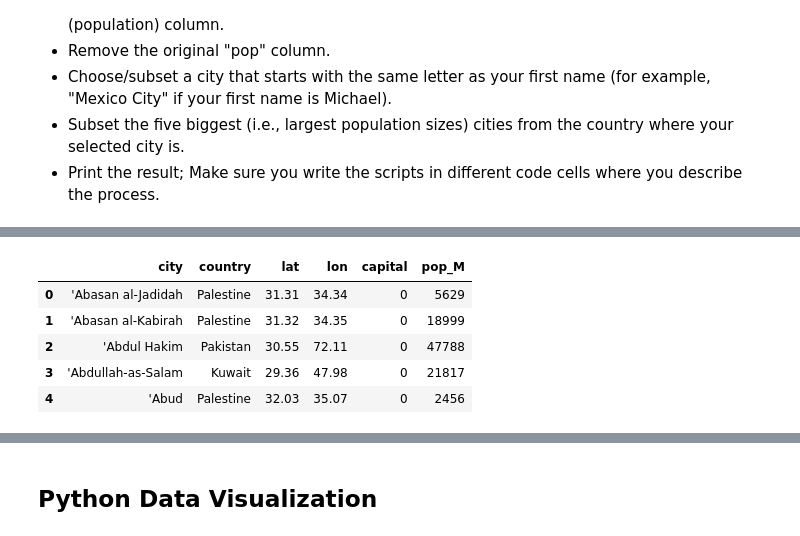
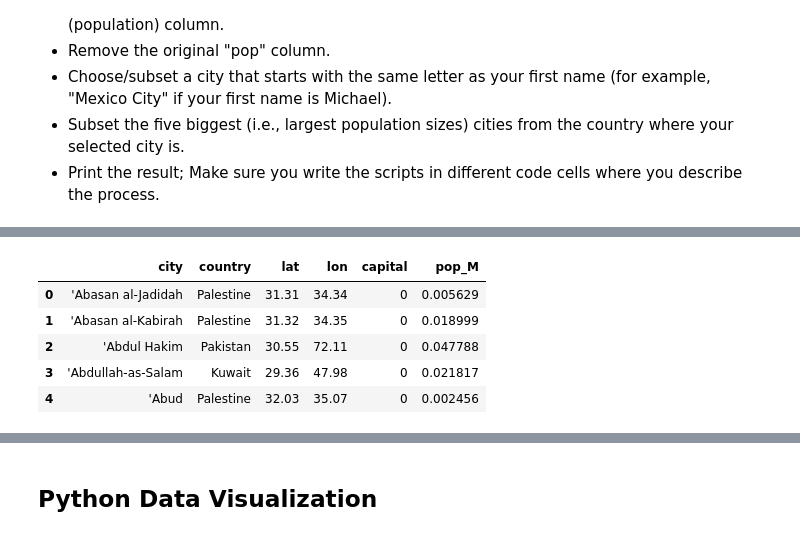
Before and after one commit to sohmehta/PY4SA23_Assignment, a Jupyter notebook: Assignment No 2 – Soham Mehta.ipynb, the cells around one changed output, grey strips where cells are left out. Saved outputs shown, nothing was run; the diff lists cells and outputs as text; code cells hidden in the pictures.

```diff
--- a/Assignment No 2 – Soham Mehta.ipynb
+++ b/Assignment No 2 – Soham Mehta.ipynb
@@ -171,3 +172,6 @@ cities_df.head(5)
 - Choose/subset a city that starts with the same letter as your first name (for example, "Mexico City" if your first name is Michael).
 - Subset the five biggest (i.e., largest population sizes) cities from the country where your selected city is.
 - Print the result; Make sure you write the scripts in different code cells where you describe the process.
+# %%
+cities_df['pop_M']=cities_df.loc[:, 'pop']
+cities_df.head(5)
@@ -174,15 +185,19 @@ cities_df.head(5)
 # %%
-cities_df['pop_M']= cities_df['pop']
+#turning the data into millions
+def to_million(x):
+    return x/1000000
+cities_df.pop_M = cities_df.pop_M.apply(to_million)
 
+#removing the 'pop' column
 cities_df.drop(['pop'], inplace = True, axis=1)
 cities_df.head(5)
 # %% [output]
 |  | city | country | lat | lon | capital | pop_M |
-| 0 | 'Abasan al-Jadidah | Palestine | 31.31 | 34.34 | 0 | 5629 |
-| 1 | 'Abasan al-Kabirah | Palestine | 31.32 | 34.35 | 0 | 18999 |
-| 2 | 'Abdul Hakim | Pakistan | 30.55 | 72.11 | 0 | 47788 |
-| 3 | 'Abdullah-as-Salam | Kuwait | 29.36 | 47.98 | 0 | 21817 |
-| 4 | 'Abud | Palestine | 32.03 | 35.07 | 0 | 2456 |
+| 0 | 'Abasan al-Jadidah | Palestine | 31.31 | 34.34 | 0 | 0.005629 |
+| 1 | 'Abasan al-Kabirah | Palestine | 31.32 | 34.35 | 0 | 0.018999 |
+| 2 | 'Abdul Hakim | Pakistan | 30.55 | 72.11 | 0 | 0.047788 |
+| 3 | 'Abdullah-as-Salam | Kuwait | 29.36 | 47.98 | 0 | 0.021817 |
+| 4 | 'Abud | Palestine | 32.03 | 35.07 | 0 | 0.002456 |
 # %%
 #Chose 'Shanghai' as a city that starts the same letter as my first name 'Soham.'
 just_s = cities_df.query('city=="Shanghai"')
```
Also changed, not shown: parts of 21 cells of this notebook, 2 other files.
